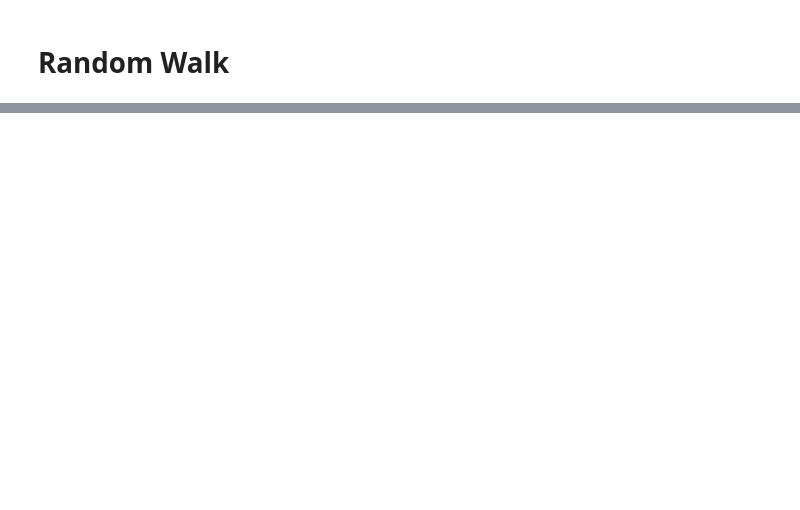
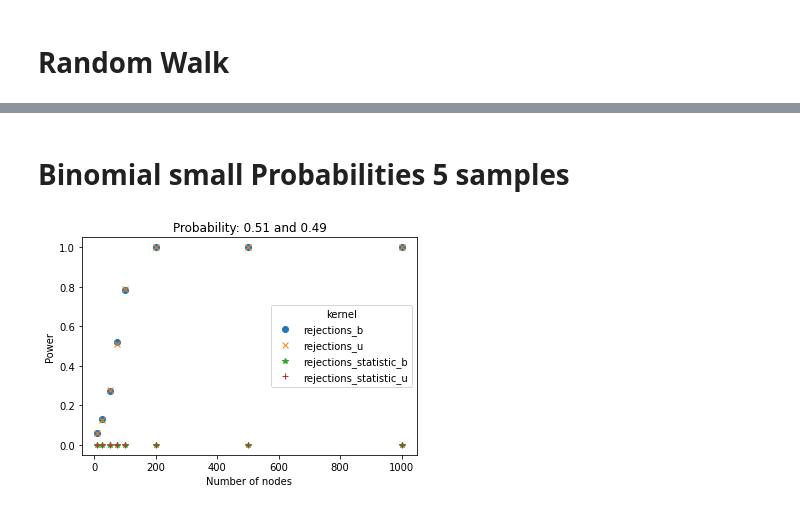
Before and after one commit to ragnarlevi/GTST, a Jupyter notebook: GraphMMDNotebook.ipynb, the cells around one changed output, grey strips where cells are left out. Drawn from its saved outputs; the diff is of its cells as text; code cells hidden in the pictures; blank space fills up the shorter version.

```diff
--- a/GraphMMDNotebook.ipynb
+++ b/GraphMMDNotebook.ipynb
@@ -227,0 +178,29 @@ timestamp = 2021-03-16 17:20:58.742771
+# %% [markdown]
+# Binomial small Probabilities 5 samples
+# %%
+df_Binomial_WLOA = pd.read_pickle("data/run_wl_oa_5samples.pkl")
+#df_Binomial_WLOA.head(10)
+
+fig, ax = plt.subplots()
+
+p = 0.51
+
+
+lines, = ax.plot(df_Binomial_WLOA['nr_nodes_1'].loc[(df_Binomial_WLOA['p_edge_1'] == p)],
+            df_Binomial_WLOA['rejections_b'].loc[(df_Binomial_WLOA['p_edge_1'] == p)], 'o', label='rejections_b')
+lines, = ax.plot(df_Binomial_WLOA['nr_nodes_1'].loc[(df_Binomial_WLOA['p_edge_1'] == p)],
+            df_Binomial_WLOA['rejections_u'].loc[(df_Binomial_WLOA['p_edge_1'] == p)], 'x', label='rejections_u')
+lines, = ax.plot(df_Binomial_WLOA['nr_nodes_1'].loc[(df_Binomial_WLOA['p_edge_1'] == p)],
+            df_Binomial_WLOA['rejections_statistic_b'].loc[(df_Binomial_WLOA['p_edge_1'] == p)], '*', label='rejections_statistic_b')
+lines, = ax.plot(df_Binomial_WLOA['nr_nodes_1'].loc[(df_Binomial_WLOA['p_edge_1'] == p)],
+            df_Binomial_WLOA['rejections_statistic_u'].loc[(df_Binomial_WLOA['p_edge_1'] == p)], '+', label='rejections_statistic_u')
+
+
+
+ax.legend(title = 'kernel')
+ax.set_title("Probability: " + str(0.5 + round((p-0.5),3)) + " and " + str(0.5 - round((p-0.5),3)))
+ax.set_xlabel('Number of nodes')
+ax.set_ylabel('Power')
+plt.show()
+# %% [output]
+[figure, added]
```
Also changed, not shown: parts of 22 cells of this notebook, 18 other files.
